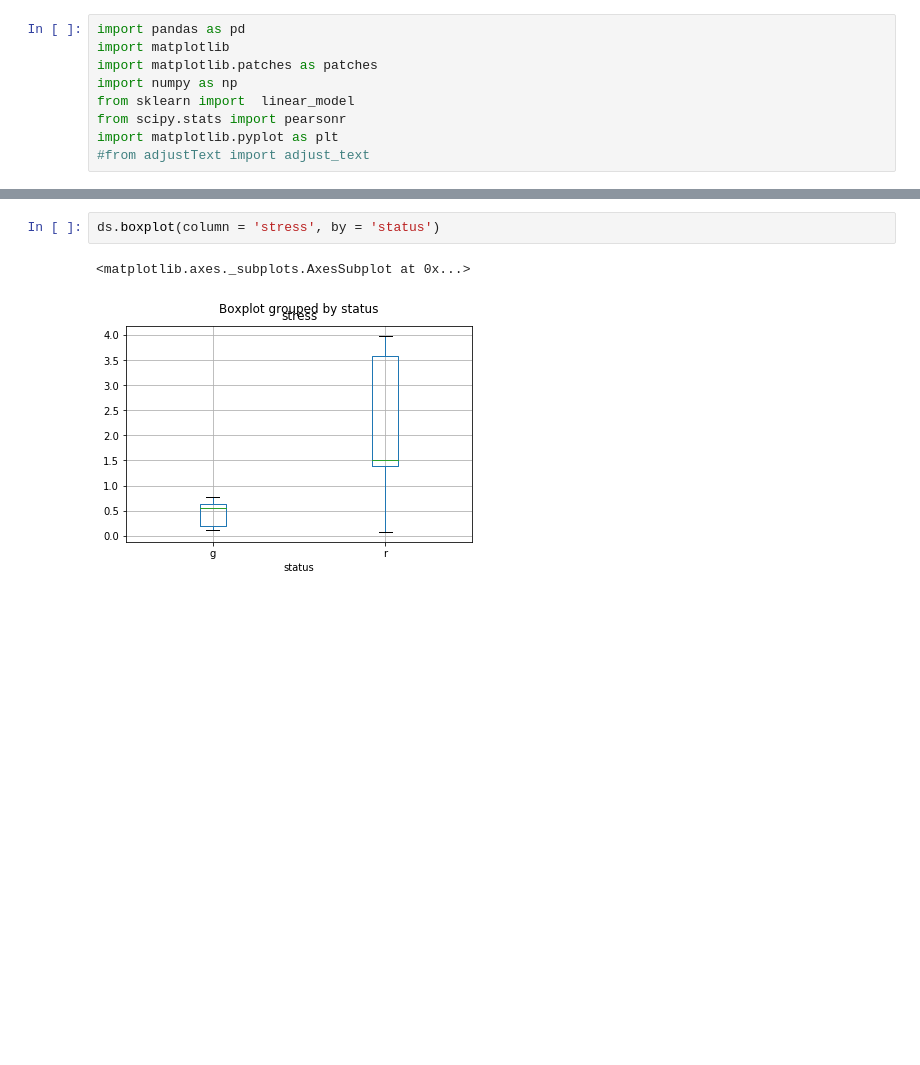
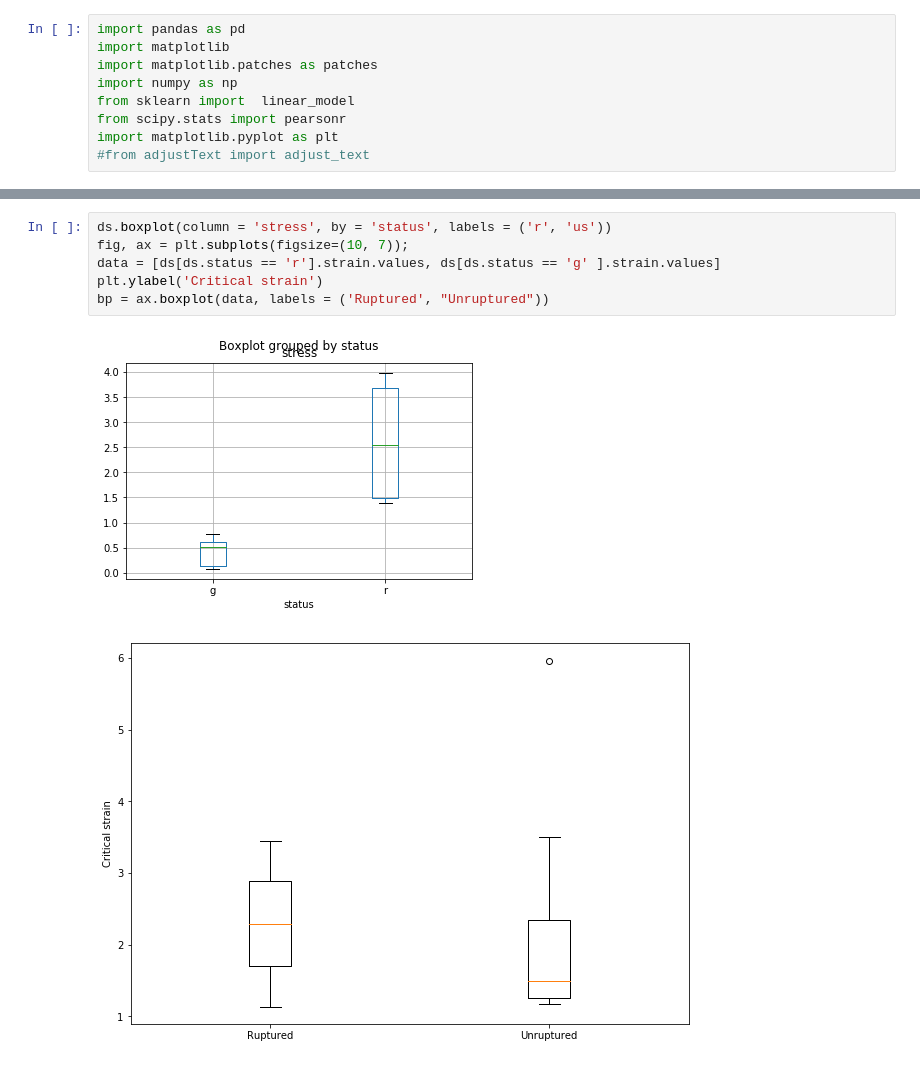
Before and after one commit to lipovka/ia, a Jupyter notebook: ult.ipynb, the cells around one changed output, grey strips where cells are left out. Cells and saved outputs as stored; diff of their text form; blank space fills up the shorter version.

```diff
--- a/ult.ipynb
+++ b/ult.ipynb
@@ -37,5 +22,9 @@ plt.show()
-# %%
-ds.boxplot(column = 'stress', by = 'status')
-# %% [output]
-<matplotlib.axes._subplots.AxesSubplot at 0x...>
-[figure, removed]
+# %%
+ds.boxplot(column = 'stress', by = 'status', labels = ('r', 'us'))
+fig, ax = plt.subplots(figsize=(10, 7));
+data = [ds[ds.status == 'r'].strain.values, ds[ds.status == 'g' ].strain.values]
+plt.ylabel('Critical strain')
+bp = ax.boxplot(data, labels = ('Ruptured', "Unruptured"))
+# %% [output]
+[figure, added]
+[figure, added]
```
Also changed, not shown: parts of 7 cells of this notebook, 2 other files.
